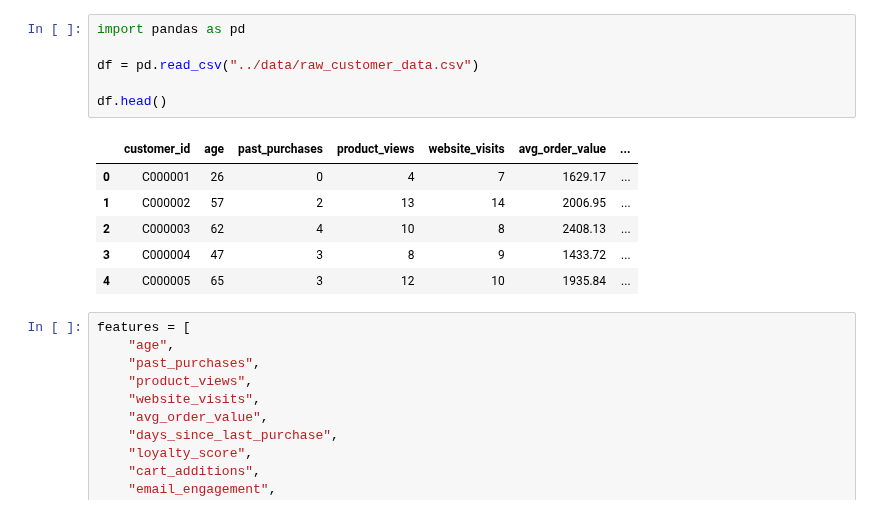
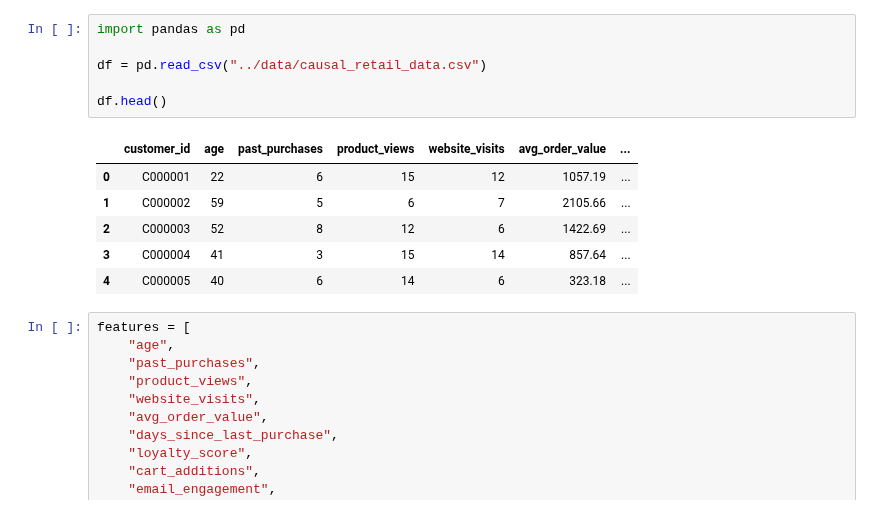
Before and after one commit to rishitlad09/EconoCausal, a Jupyter notebook: notebooks/02_causal_modeling.ipynb, the cells around one changed output. Cells and saved outputs as stored; diff of their text form.

```diff
--- a/notebooks/02_causal_modeling.ipynb
+++ b/notebooks/02_causal_modeling.ipynb
@@ -21,16 +23,16 @@ Note: you may need to restart the kernel to use updated packages.
 # %%
 import pandas as pd
 
-df = pd.read_csv("../data/raw_customer_data.csv")
+df = pd.read_csv("../data/causal_retail_data.csv")
 
 df.head()
 # %% [output]
 |  | customer_id | age | past_purchases | product_views | website_visits | avg_order_value | ... |
-| 0 | C000001 | 26 | 0 | 4 | 7 | 1629.17 | ... |
-| 1 | C000002 | 57 | 2 | 13 | 14 | 2006.95 | ... |
-| 2 | C000003 | 62 | 4 | 10 | 8 | 2408.13 | ... |
-| 3 | C000004 | 47 | 3 | 8 | 9 | 1433.72 | ... |
-| 4 | C000005 | 65 | 3 | 12 | 10 | 1935.84 | ... |
+| 0 | C000001 | 22 | 6 | 15 | 12 | 1057.19 | ... |
+| 1 | C000002 | 59 | 5 | 6 | 7 | 2105.66 | ... |
+| 2 | C000003 | 52 | 8 | 12 | 6 | 1422.69 | ... |
+| 3 | C000004 | 41 | 3 | 15 | 14 | 857.64 | ... |
+| 4 | C000005 | 40 | 6 | 14 | 6 | 323.18 | ... |
 # %%
 features = [
     "age",
```
Also changed, not shown: parts of 68 cells of this notebook, 3 other files.
